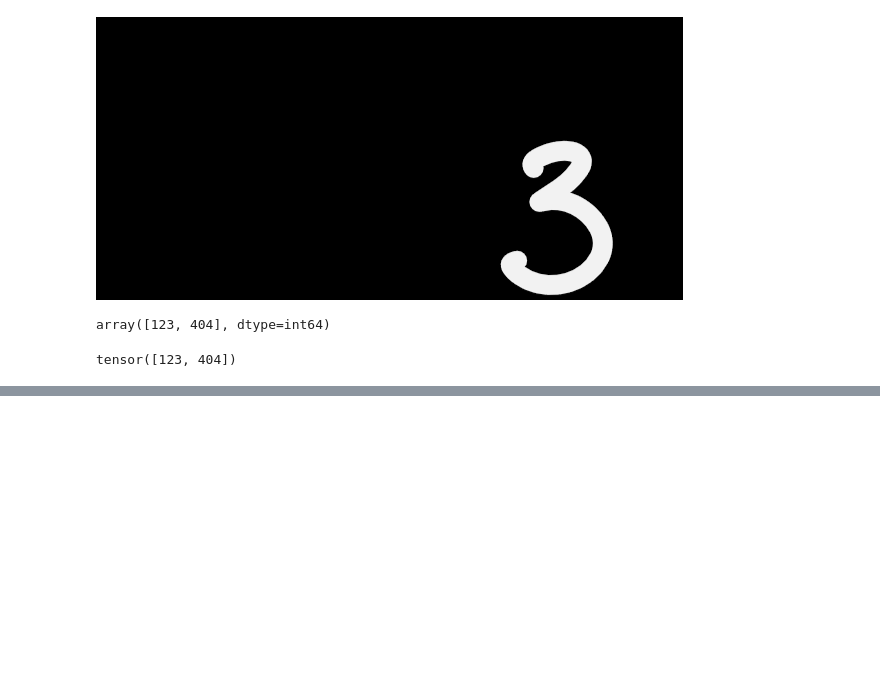
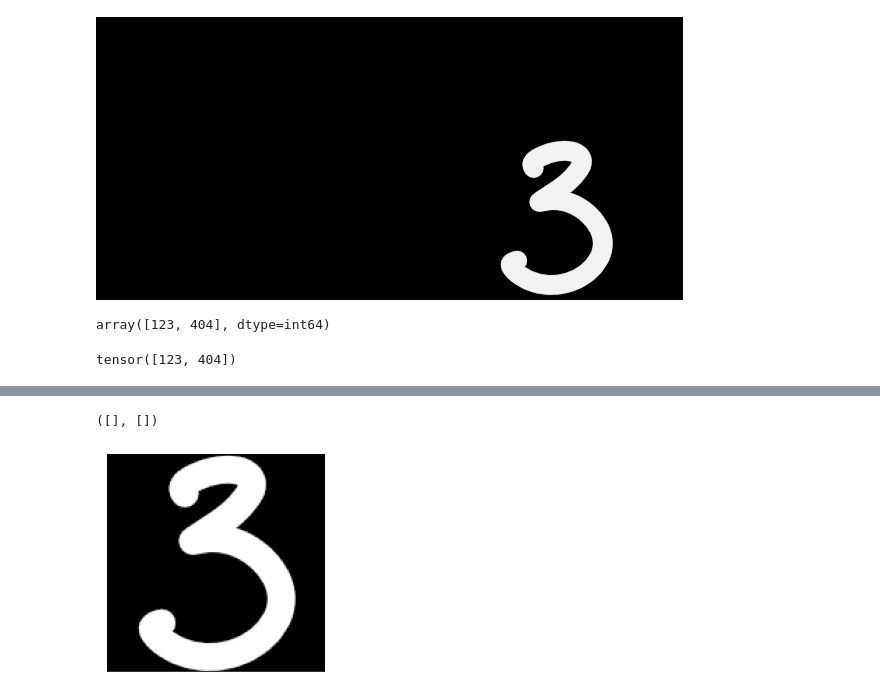
Before and after one commit to knmlprz/handwritten-digits, a Jupyter notebook: Notebooks/image_preprocessing.ipynb, the cells around one changed output, grey strips where cells are left out. Cells and saved outputs as stored; diff of their text form; code cells hidden in the pictures; blank space fills up the shorter version.

```diff
--- a/Notebooks/image_preprocessing.ipynb
+++ b/Notebooks/image_preprocessing.ipynb
@@ -55,0 +109,8 @@ tensor([123, 404])
+# %%
+ptim_3 = ptim_2[topc:bottomc, leftc:rightc]
+plt.imshow(ptim_3, cmap='gray')
+plt.xticks([])
+plt.yticks([])
+# %% [output]
+([], [])
+[figure, added]
```
Also changed, not shown: parts of 12 cells of this notebook.
